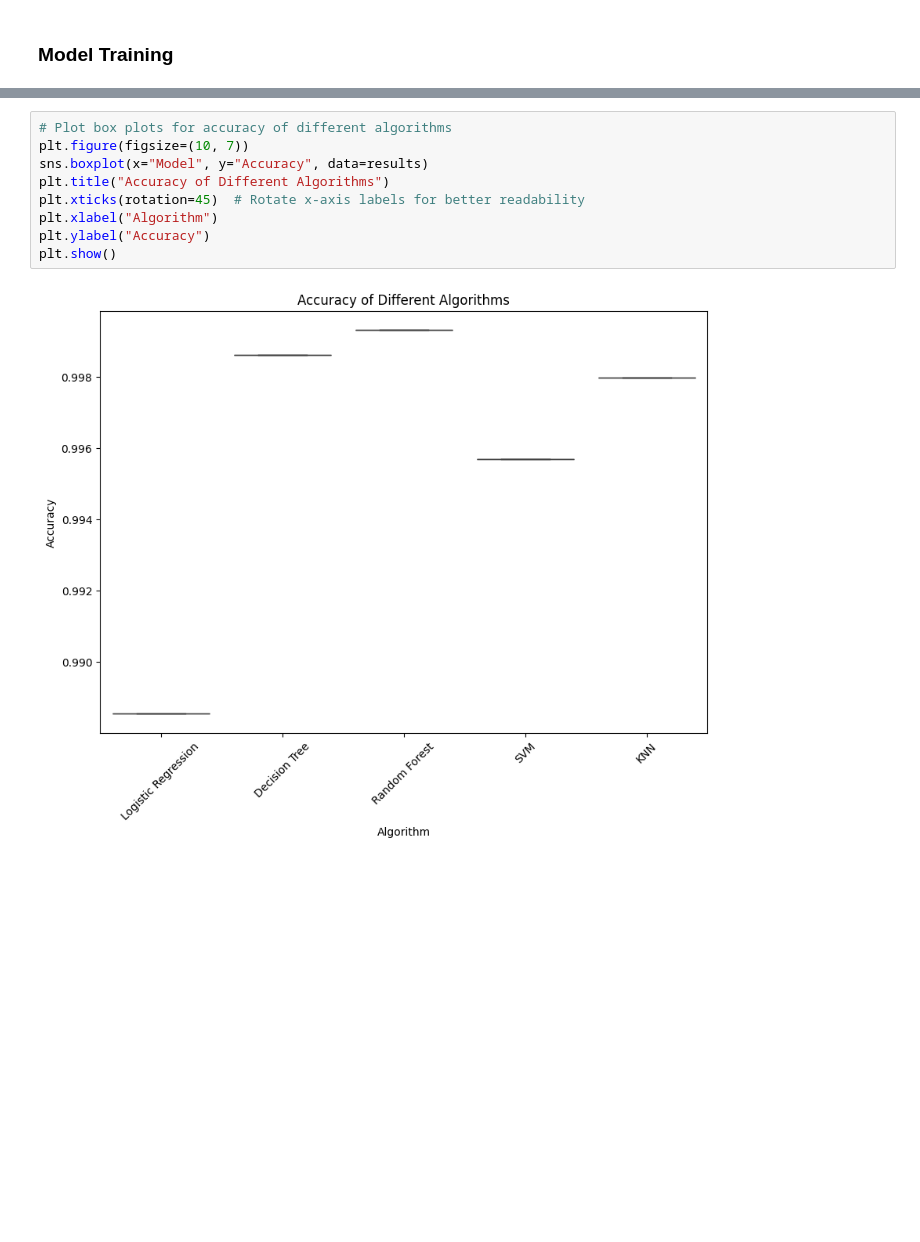
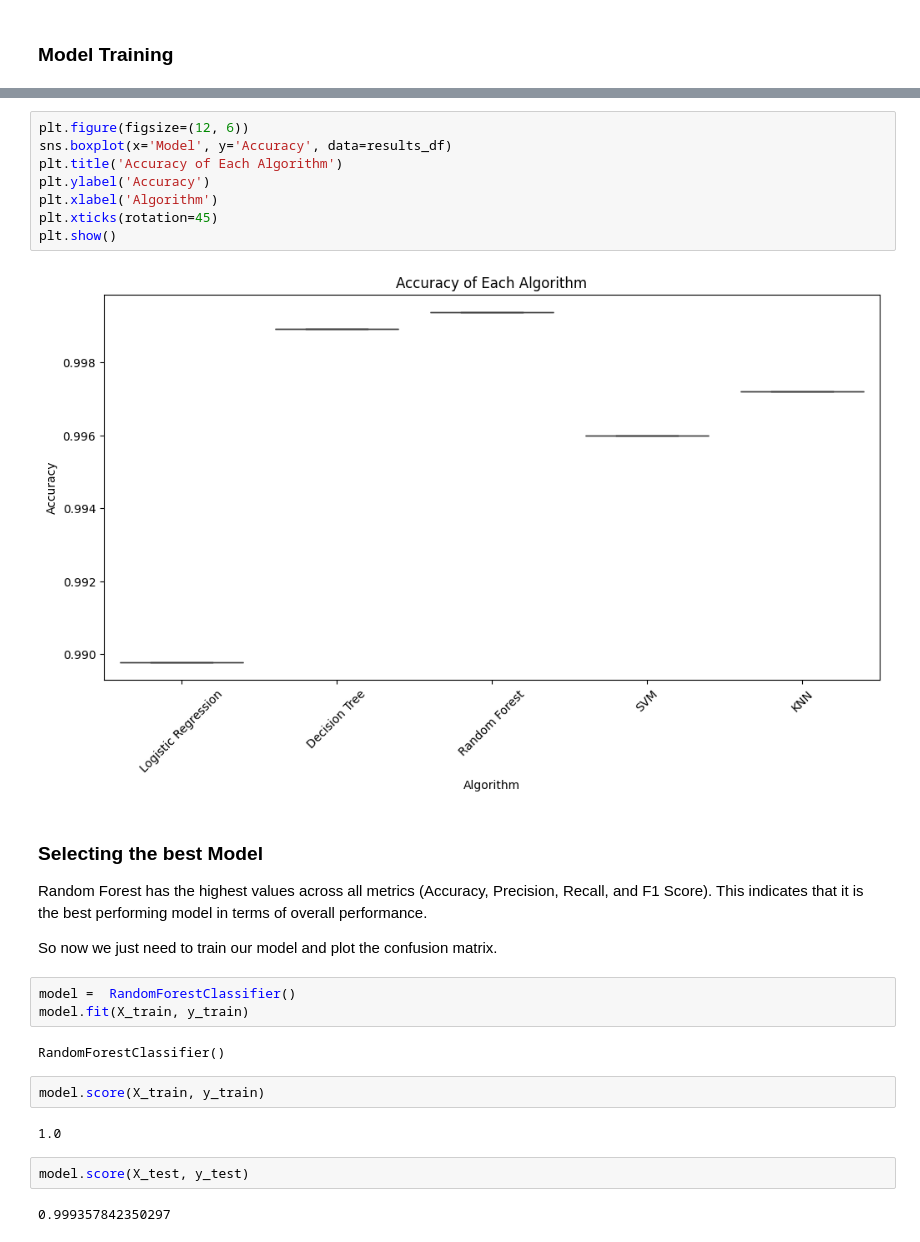
Before and after one commit to MariaMitk/AI_Project2, a Jupyter notebook: EvasivePDFsamples.ipynb, the cells around one changed output, grey strips where cells are left out. Cells and saved outputs as stored; diff of their text form; blank space fills up the shorter version.

Commit message:
Everything done except acuracy boxplots

```diff
--- a/EvasivePDFsamples.ipynb
+++ b/EvasivePDFsamples.ipynb
@@ -291,11 +296,28 @@ Please also refer to the documentation for alternative solver options:
 # %%
-# Plot box plots for accuracy of different algorithms
-plt.figure(figsize=(10, 7))
-sns.boxplot(x="Model", y="Accuracy", data=results)
-plt.title("Accuracy of Different Algorithms")
-plt.xticks(rotation=45)  # Rotate x-axis labels for better readability
-plt.xlabel("Algorithm")
-plt.ylabel("Accuracy")
+plt.figure(figsize=(12, 6))
+sns.boxplot(x='Model', y='Accuracy', data=results_df)
+plt.title('Accuracy of Each Algorithm')
+plt.ylabel('Accuracy')
+plt.xlabel('Algorithm')
+plt.xticks(rotation=45)
 plt.show()
 # %% [output]
-[figure, old version]
+[figure, new version]
+# %% [markdown]
+### Selecting the best Model
+Random Forest has the highest values across all metrics (Accuracy, Precision, Recall, and F1 Score). This indicates that it is the best performing model in terms of overall performance.
+
+ So now we just need to train our model and plot the confusion matrix.
+# %%
+model =  RandomForestClassifier()
+model.fit(X_train, y_train)
+# %% [output]
+RandomForestClassifier()
+# %%
+model.score(X_train, y_train)
+# %% [output]
+1.0
+# %%
+model.score(X_test, y_test)
+# %% [output]
+0.999357842350297
```
Also changed, not shown: parts of 4 cells of this notebook.
